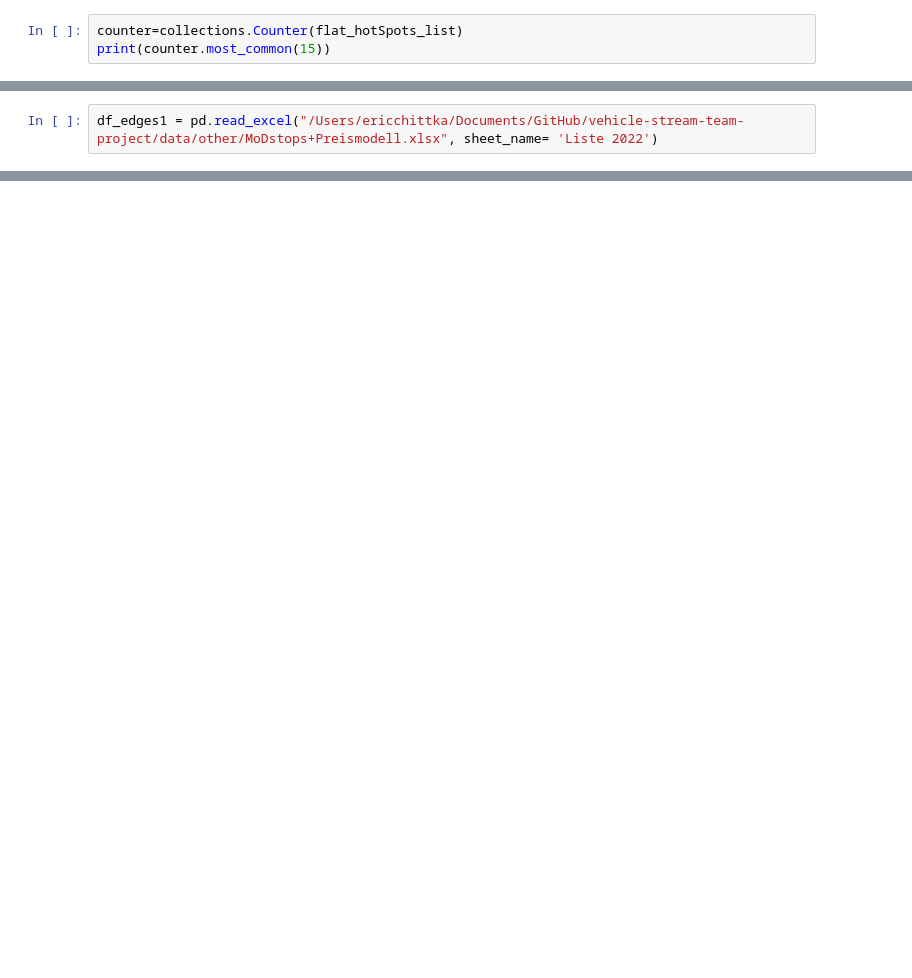
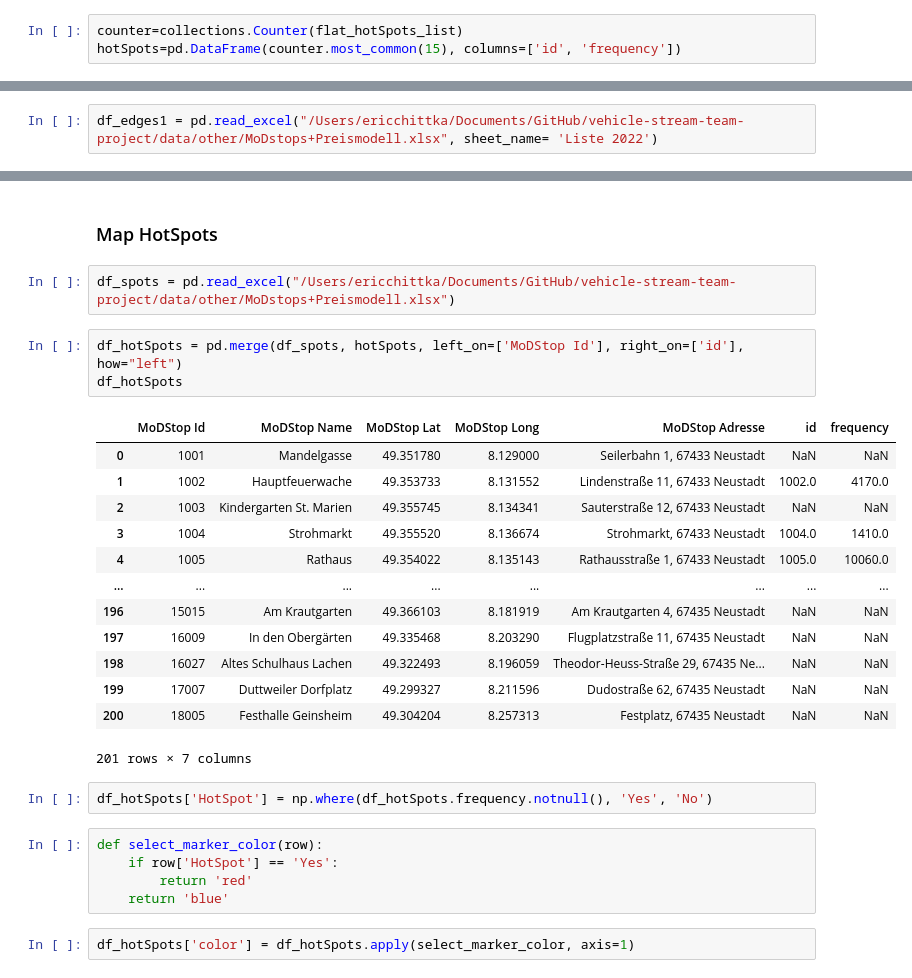
Before and after one commit to Lukas-Dierkes/vehicle-stream-team-project, a Jupyter notebook: vehicle_stream_pipeline/short_path.ipynb, the cells around one changed output, grey strips where cells are left out. Drawn from its saved outputs; the diff is of its cells as text; blank space fills up the shorter version.

Commit message:
Add HotSpot Map

```diff
--- a/vehicle_stream_pipeline/short_path.ipynb
+++ b/vehicle_stream_pipeline/short_path.ipynb
@@ -238,3 +216,3 @@ flat_hotSpots_list
 # %%
 counter=collections.Counter(flat_hotSpots_list)
-print(counter.most_common(15))
+hotSpots=pd.DataFrame(counter.most_common(15), columns=['id', 'frequency'])
@@ -287,0 +262,30 @@ NameError: name 'G1' is not defined
+# %% [markdown]
+### Map HotSpots
+# %%
+df_spots = pd.read_excel("/Users/ericchittka/Documents/GitHub/vehicle-stream-team-project/data/other/MoDstops+Preismodell.xlsx")
+# %%
+df_hotSpots = pd.merge(df_spots, hotSpots, left_on=['MoDStop Id'], right_on=['id'], how="left")
+df_hotSpots
+# %% [output]
+|  | MoDStop Id | MoDStop Name | MoDStop Lat | MoDStop Long | MoDStop Adresse | id | frequency |
+| 0 | 1001 | Mandelgasse | 49.351780 | 8.129000 | Seilerbahn 1, 67433 Neustadt | NaN | NaN |
+| 1 | 1002 | Hauptfeuerwache | 49.353733 | 8.131552 | Lindenstraße 11, 67433 Neustadt | 1002.0 | 4170.0 |
+| 2 | 1003 | Kindergarten St. Marien | 49.355745 | 8.134341 | Sauterstraße 12, 67433 Neustadt | NaN | NaN |
+| 3 | 1004 | Strohmarkt | 49.355520 | 8.136674 | Strohmarkt, 67433 Neustadt | 1004.0 | 1410.0 |
+| 4 | 1005 | Rathaus | 49.354022 | 8.135143 | Rathausstraße 1, 67433 Neustadt | 1005.0 | 10060.0 |
+| ... | ... | ... | ... | ... | ... | ... | ... |
+| 196 | 15015 | Am Krautgarten | 49.366103 | 8.181919 | Am Krautgarten 4, 67435 Neustadt | NaN | NaN |
+| 197 | 16009 | In den Obergärten | 49.335468 | 8.203290 | Flugplatzstraße 11, 67435 Neustadt | NaN | NaN |
+| 198 | 16027 | Altes Schulhaus Lachen | 49.322493 | 8.196059 | Theodor-Heuss-Straße 29, 67435 Ne... | NaN | NaN |
+| 199 | 17007 | Duttweiler Dorfplatz | 49.299327 | 8.211596 | Dudostraße 62, 67435 Neustadt | NaN | NaN |
+| 200 | 18005 | Festhalle Geinsheim | 49.304204 | 8.257313 | Festplatz, 67435 Neustadt | NaN | NaN |
+201 rows × 7 columns
+# %%
+df_hotSpots['HotSpot'] = np.where(df_hotSpots.frequency.notnull(), 'Yes', 'No')
+# %%
+def select_marker_color(row):
+    if row['HotSpot'] == 'Yes':
+        return 'red'
+    return 'blue'
+# %%
+df_hotSpots['color'] = df_hotSpots.apply(select_marker_color, axis=1)
```
Also changed, not shown: parts of 9 cells of this notebook, 1 other file.
